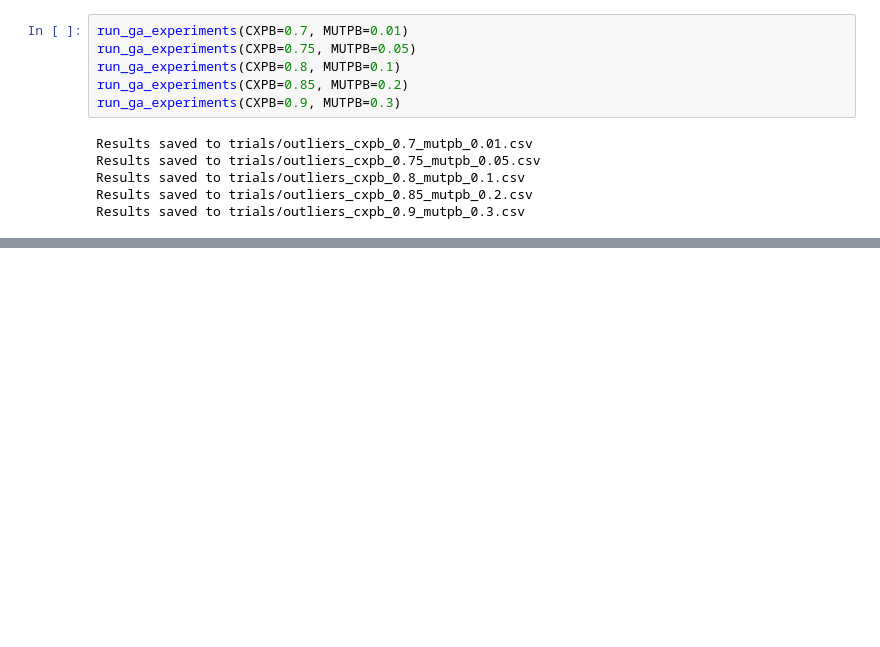
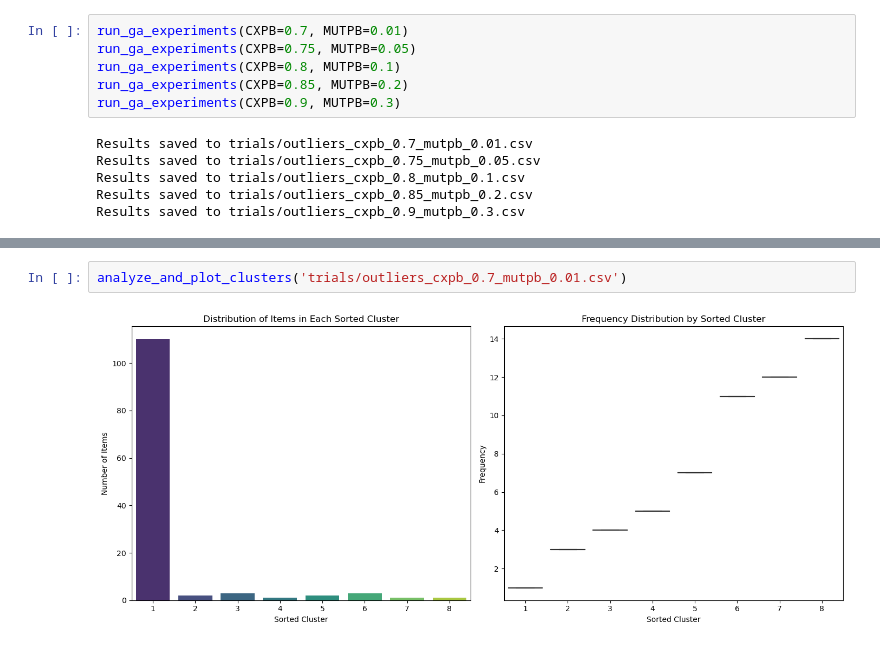
Before and after one commit to rtenacity/dark-matter-genetic, a Jupyter notebook: main.ipynb, the cells around one changed output, grey strips where cells are left out. Drawn from its saved outputs; the diff is of its cells as text; blank space fills up the shorter version.

```diff
--- a/main.ipynb
+++ b/main.ipynb
@@ -178,0 +263,4 @@ Results saved to trials/outliers_cxpb_0.9_mutpb_0.3.csv
+# %%
+analyze_and_plot_clusters('trials/outliers_cxpb_0.7_mutpb_0.01.csv')
+# %% [output]
+[figure, added]
```
Also changed, not shown: parts of 9 cells of this notebook, 2 other files.
